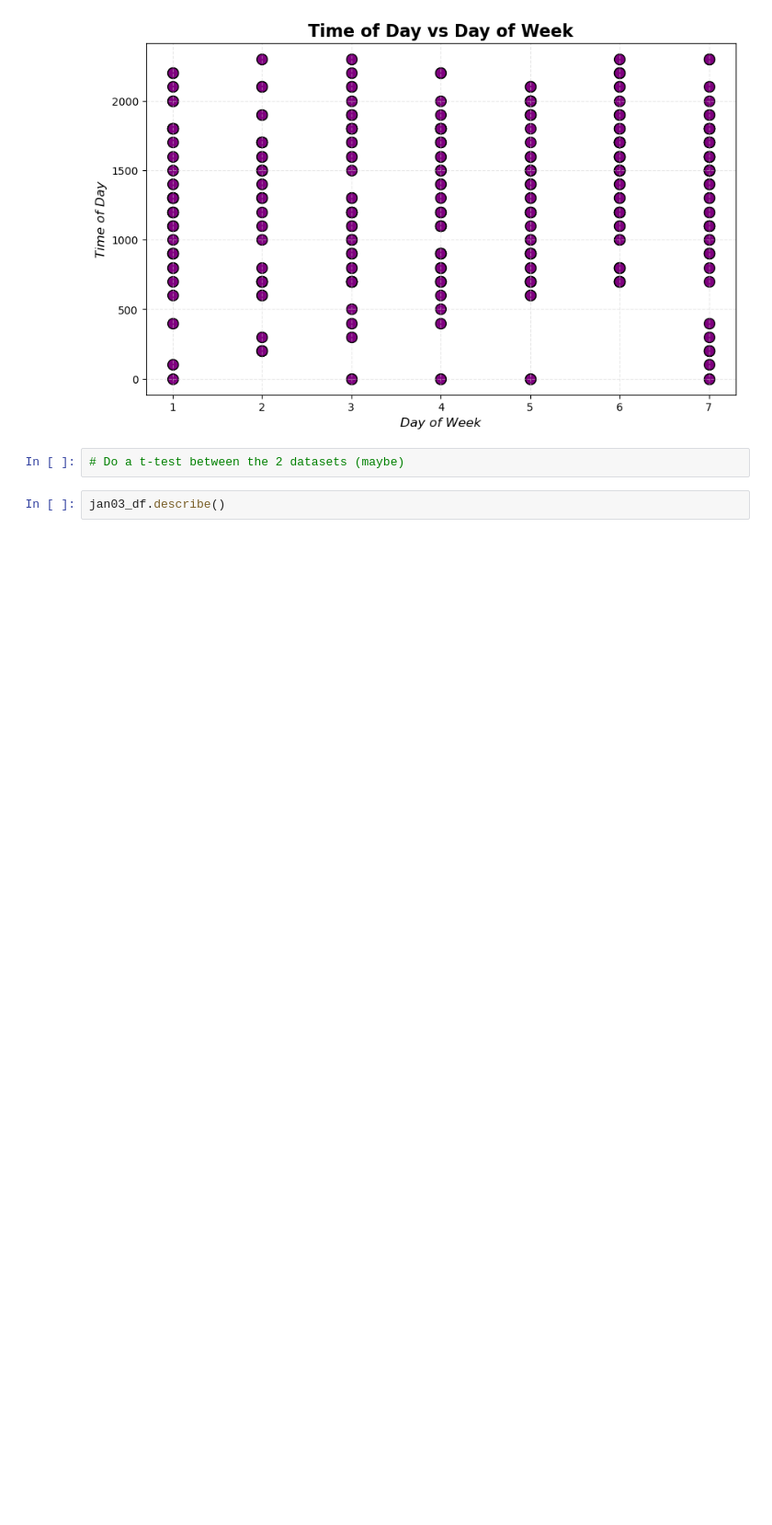
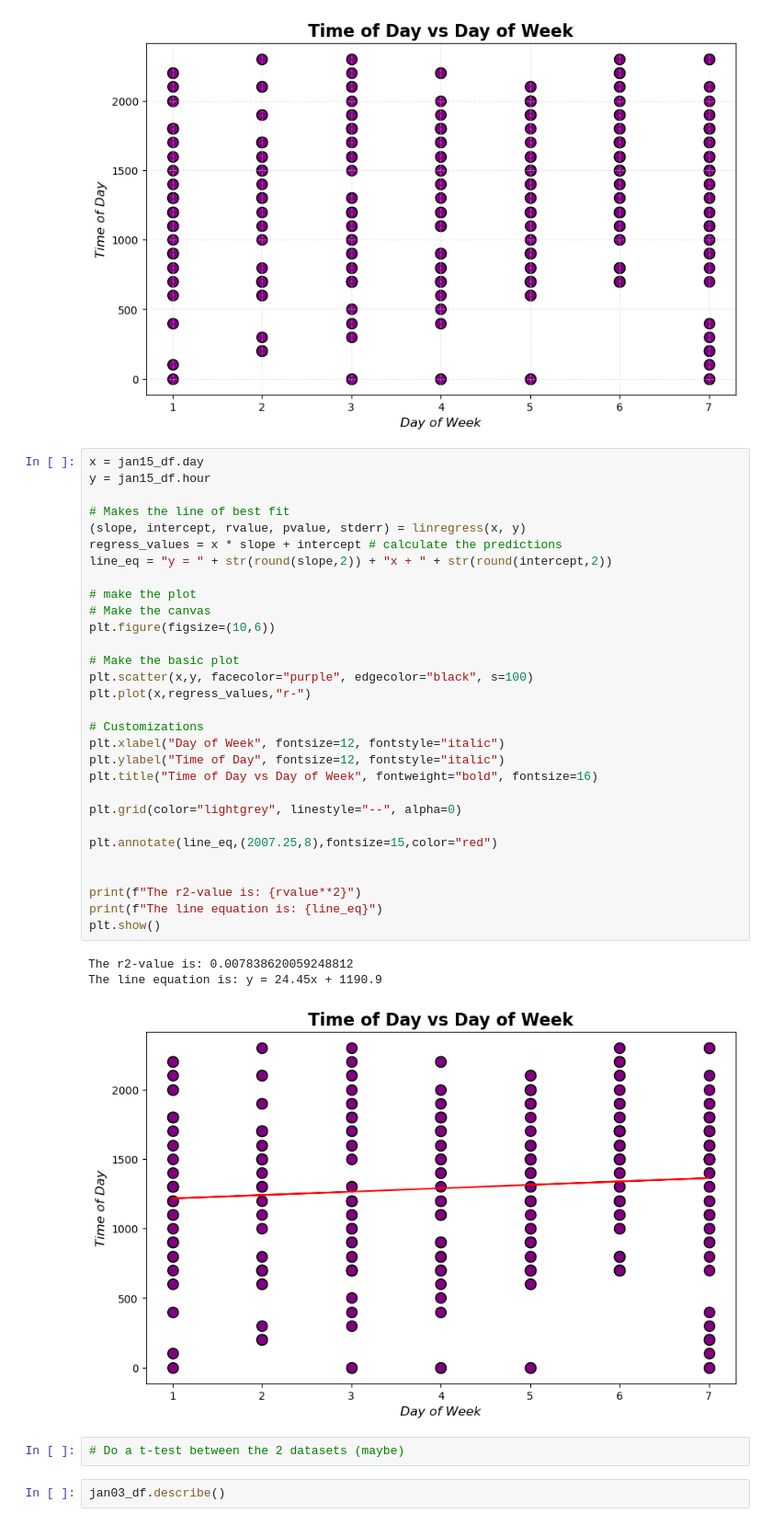
Before and after one commit to martabaker/ds-project-1-group-11, a Jupyter notebook: Regression/Regression.ipynb, the cells around one changed output. Shown: that part at 92% size. Cells and saved outputs as stored; diff of their text form; blank space fills up the shorter version.

```diff
--- a/Regression/Regression.ipynb
+++ b/Regression/Regression.ipynb
@@ -441,6 +536,40 @@ plt.grid(color="lightgrey", linestyle = "--", alpha=0.5)
 plt.show()
 # %% [output]
 [figure]
+# %%
+x = jan15_df.day
+y = jan15_df.hour
+
+# Makes the line of best fit
+(slope, intercept, rvalue, pvalue, stderr) = linregress(x, y)
+regress_values = x * slope + intercept # calculate the predictions
+line_eq = "y = " + str(round(slope,2)) + "x + " + str(round(intercept,2))
+
+# make the plot
+# Make the canvas
+plt.figure(figsize=(10,6))
+
+# Make the basic plot
+plt.scatter(x,y, facecolor="purple", edgecolor="black", s=100)
+plt.plot(x,regress_values,"r-")
+
+# Customizations
+plt.xlabel("Day of Week", fontsize=12, fontstyle="italic")
+plt.ylabel("Time of Day", fontsize=12, fontstyle="italic")
+plt.title("Time of Day vs Day of Week", fontweight="bold", fontsize=16)
+
+plt.grid(color="lightgrey", linestyle="--", alpha=0)
+
+plt.annotate(line_eq,(2007.25,8),fontsize=15,color="red")
+
+
+print(f"The r2-value is: {rvalue**2}")
+print(f"The line equation is: {line_eq}")
+plt.show()
+# %% [output]
+The r2-value is: 0.007838620059248812
+The line equation is: y = 24.45x + 1190.9
+[figure, added]
 # %%
 # Do a t-test between the 2 datasets (maybe)
 # %%
```
Also changed, not shown: parts of 7 cells of this notebook.
